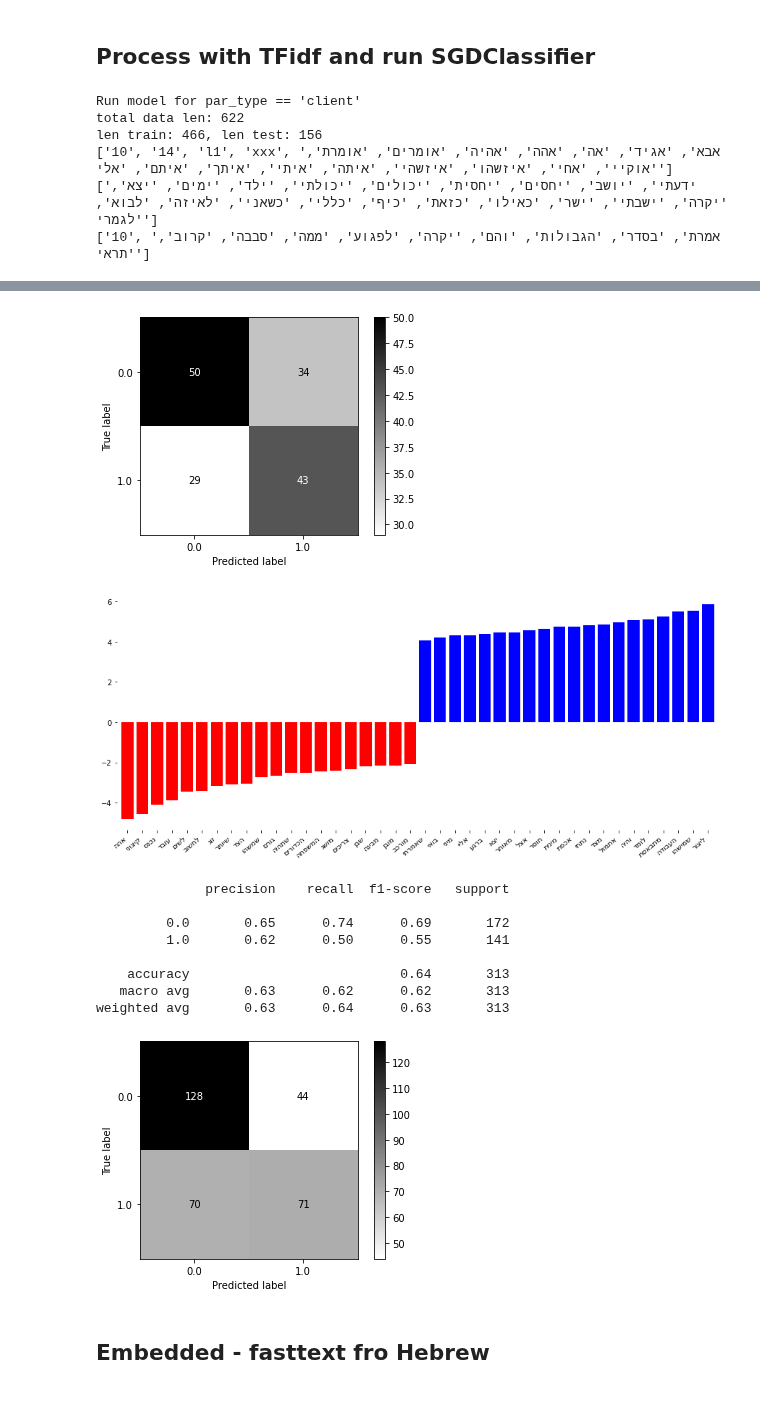
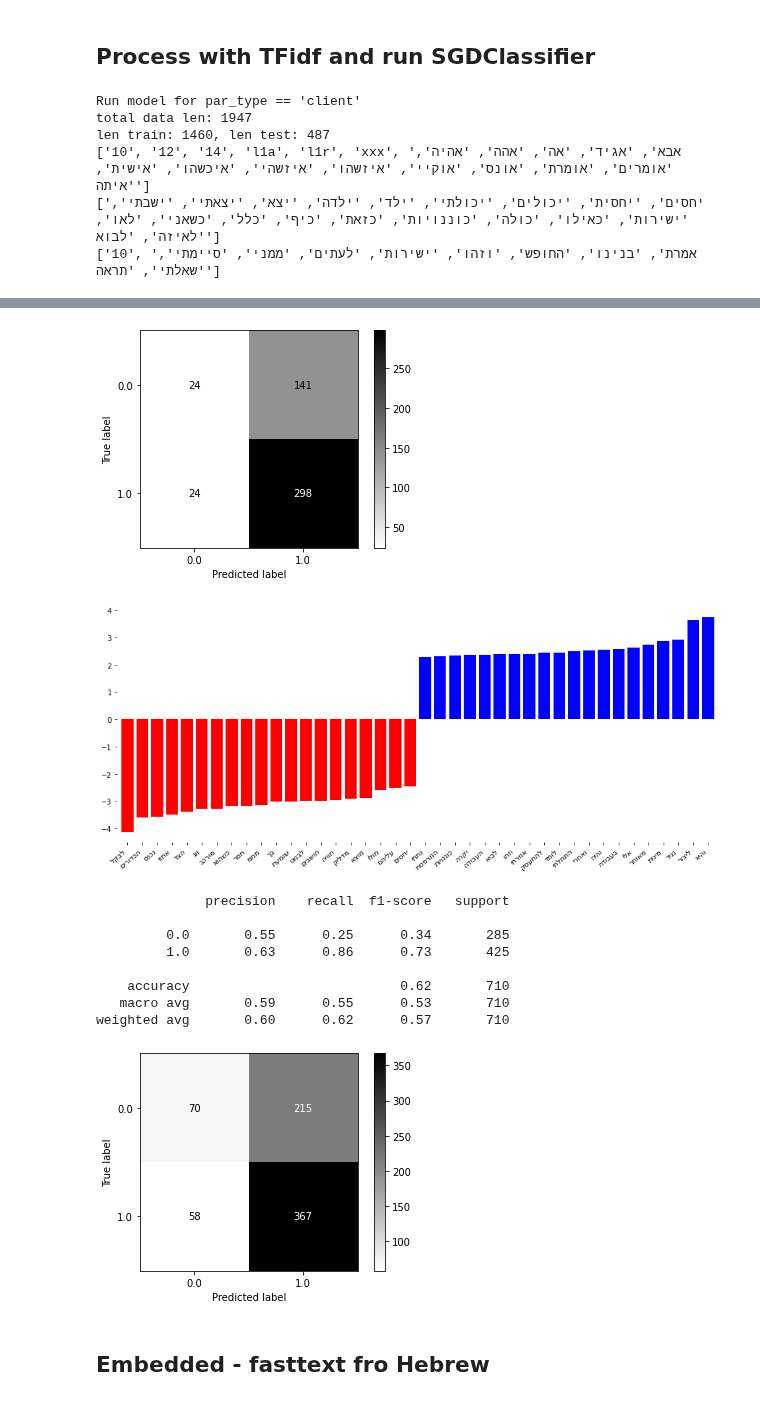
Before and after one commit to Sofy34/personal_strudy, a Jupyter notebook: thesis/02_text_features.ipynb, the cells around one changed output, grey strips where cells are left out. Cells and saved outputs as stored; diff of their text form; code cells hidden in the pictures.

```diff
--- a/thesis/02_text_features.ipynb
+++ b/thesis/02_text_features.ipynb
@@ -14,4 +14,4 @@ from sklearn.feature_extraction.text import CountVectorizer , TfidfVectorizer, T
 tdidf = TfidfVectorizer(min_df=4,norm='l1')
 # %%
 block_db = pd.read_csv("block_db.csv")
-block_db
+sent_db = pd.read_csv("sent_db.csv")
@@ -38,11 +45,11 @@ queries = ["par_type == 'client'",
             "par_type in ['client','therapist']"]
 for q in queries:
     print("Run model for {}".format(q))
-    feature_utils.run_model(block_db.query(q))
+    feature_utils.run_model(sent_db.query(q))
 # %% [output]
 Run model for par_type == 'client'
-total data len: 622
-len train: 466, len test: 156
-['10', '14', 'l1', 'xxx', 'אבא', 'אגיד', 'אה', 'אהה', 'אהיה', 'אומרים', 'אומרת', 'אוקיי', 'אחי', 'איזשהו', 'איזשהי', 'איתה', 'איתי', 'איתך', 'איתם', 'אלי']
-['ידעתי', 'יושב', 'יחסים', 'יחסית', 'יכולים', 'יכולתי', 'ילד', 'ימים', 'יצא', 'יקרה', 'ישבתי', 'ישר', 'כאילו', 'כזאת', 'כיף', 'כללי', 'כשאני', 'לאיזה', 'לבוא', 'לגמרי']
-['10', 'אמרת', 'בסדר', 'הגבולות', 'והם', 'יקרה', 'לפגוע', 'ממה', 'סבבה', 'קרוב', 'תראי']
+total data len: 1947
+len train: 1460, len test: 487
+['10', '12', '14', 'l1a', 'l1r', 'xxx', 'אבא', 'אגיד', 'אה', 'אהה', 'אהיה', 'אומרים', 'אומרת', 'אונס', 'אוקיי', 'איזשהו', 'איזשהי', 'איכשהו', 'אישית', 'איתה']
+['יחסים', 'יחסית', 'יכולים', 'יכולתי', 'ילד', 'ילדה', 'יצא', 'יצאתי', 'ישבתי', 'ישירות', 'כאילו', 'כולה', 'כוננויות', 'כזאת', 'כיף', 'כלל', 'כשאני', 'לאו', 'לאיזה', 'לבוא']
+['10', 'אמרת', 'בנינו', 'החופש', 'וזהו', 'ישירות', 'לעתים', 'ממני', 'סיימתי', 'שאלתי', 'תראה']
@@ -65,14 +72,14 @@ len train: 938, len test: 313
-[figure, old version]
+[figure, new version]
-[figure, old version]
+[figure, new version]
               precision    recall  f1-score   support
 
-         0.0       0.65      0.74      0.69       172
-         1.0       0.62      0.50      0.55       141
+         0.0       0.55      0.25      0.34       285
+         1.0       0.63      0.86      0.73       425
 
-    accuracy                           0.64       313
-   macro avg       0.63      0.62      0.62       313
-weighted avg       0.63      0.64      0.63       313
+    accuracy                           0.62       710
+   macro avg       0.59      0.55      0.53       710
+weighted avg       0.60      0.62      0.57       710
-[figure, old version]
+[figure, new version]
 # %% [markdown]
 ## Embedded - fasttext fro Hebrew
 # %%
```
Also changed, not shown: parts of 6 cells of this notebook, 2 other files.
